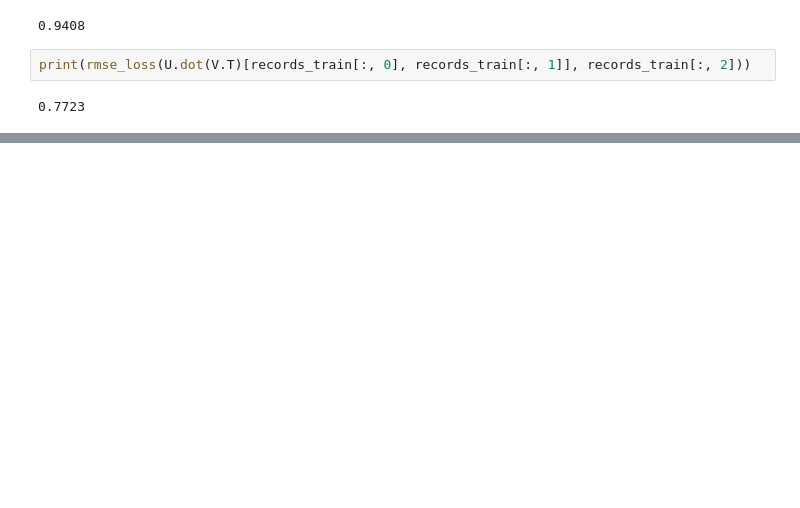
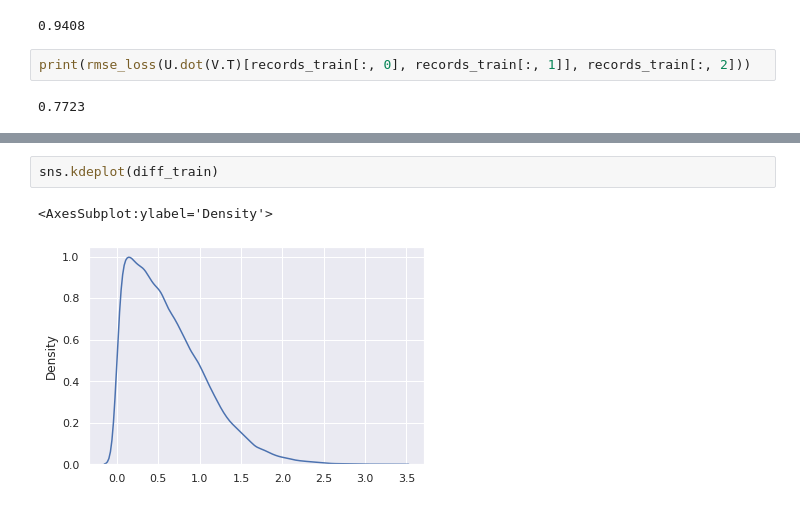
Before and after one commit to YZYT/Decentralized-MF, a Jupyter notebook: model/model_explore.ipynb, the cells around one changed output, grey strips where cells are left out. Drawn from its saved outputs; the diff is of its cells as text; blank space fills up the shorter version.

```diff
--- a/model/model_explore.ipynb
+++ b/model/model_explore.ipynb
@@ -37,0 +96,5 @@ U.shape
+# %%
+sns.kdeplot(diff_train)
+# %% [output]
+<AxesSubplot:ylabel='Density'>
+[figure, added]
```
Also changed, not shown: parts of 15 cells of this notebook.
